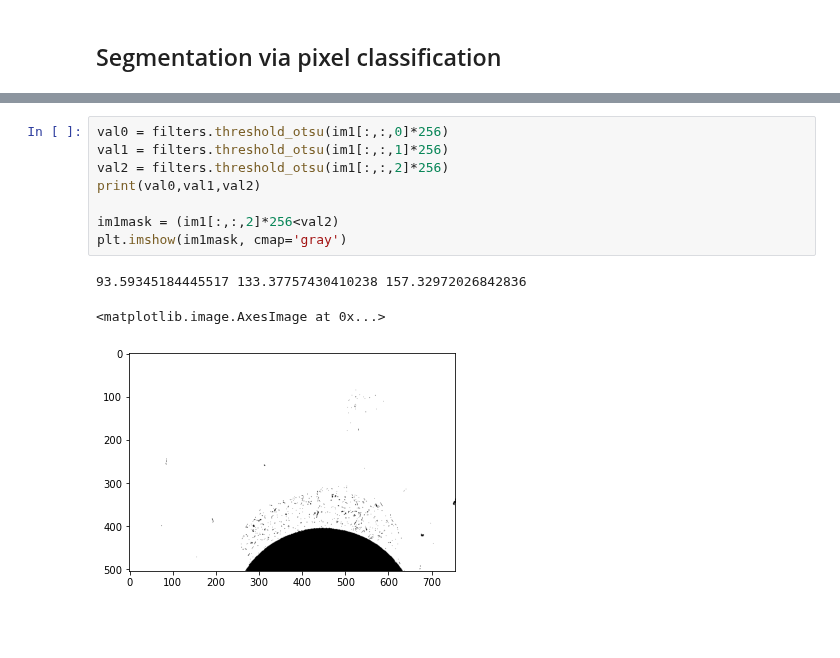
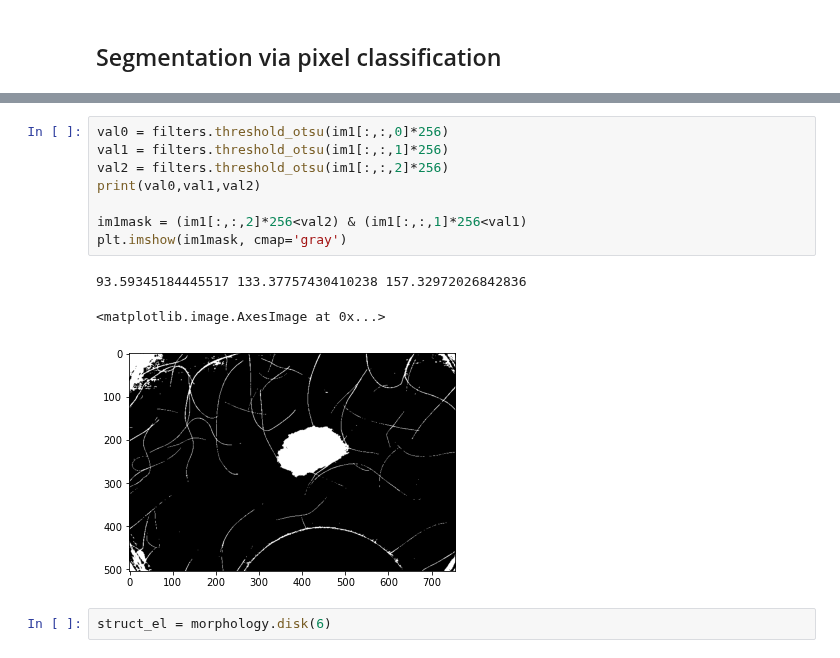
Before and after one commit to julielhagen/First-Year-Project, a Jupyter notebook: segmentation.ipynb, the cells around one changed output, grey strips where cells are left out. Saved outputs shown, nothing was run; the diff lists cells and outputs as text; blank space fills up the shorter version.

```diff
--- a/segmentation.ipynb
+++ b/segmentation.ipynb
@@ -91,12 +93,14 @@ fig.tight_layout()
 # %%
 val0 = filters.threshold_otsu(im1[:,:,0]*256)
 val1 = filters.threshold_otsu(im1[:,:,1]*256)
 val2 = filters.threshold_otsu(im1[:,:,2]*256)
 print(val0,val1,val2)
 
-im1mask = (im1[:,:,2]*256<val2)
+im1mask = (im1[:,:,2]*256<val2) & (im1[:,:,1]*256<val1)
 plt.imshow(im1mask, cmap='gray')
 # %% [output]
 93.59345184445517 133.37757430410238 157.32972026842836
 <matplotlib.image.AxesImage at 0x...>
-[figure, old version]
+[figure, new version]
+# %%
+struct_el = morphology.disk(6)
```
Also changed, not shown: parts of 28 cells of this notebook, 16 other files.
